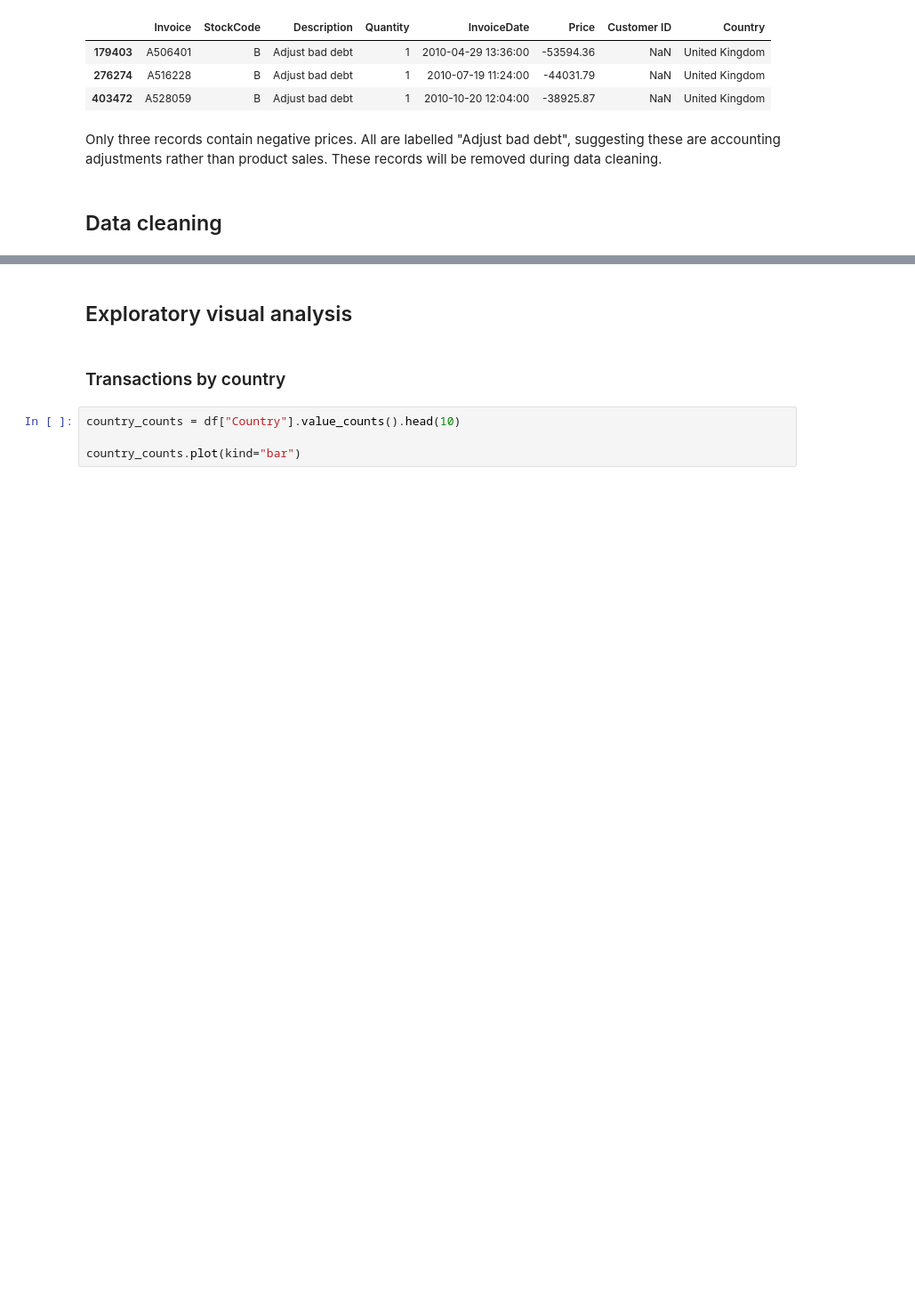
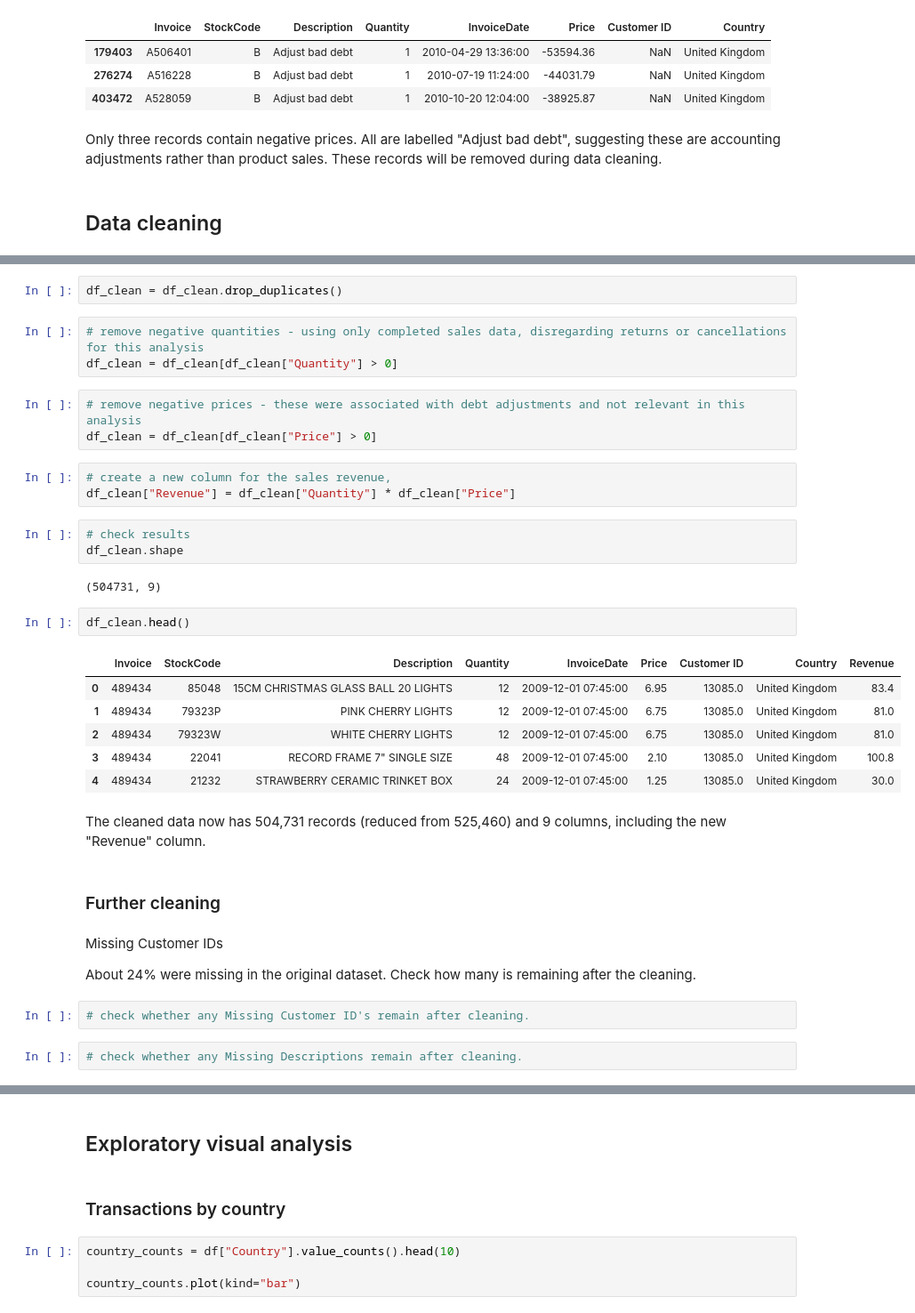
Before and after one commit to sch-data/retail-data-platform, a Jupyter notebook: notebooks/01_data_exploration.ipynb, the cells around one changed output, grey strips where cells are left out. Shown at 89% size. Saved outputs shown, nothing was run; the diff lists cells and outputs as text; blank space fills up the shorter version.

Commit message:
Data cleaning

```diff
--- a/notebooks/01_data_exploration.ipynb
+++ b/notebooks/01_data_exploration.ipynb
@@ -147,0 +150,37 @@ Only three records contain negative prices. All are labelled "Adjust bad debt",
+# %%
+df_clean = df_clean.drop_duplicates()
+# %%
+# remove negative quantities - using only completed sales data, disregarding returns or cancellations for this analysis
+df_clean = df_clean[df_clean["Quantity"] > 0]
+# %%
+# remove negative prices - these were associated with debt adjustments and not relevant in this analysis
+df_clean = df_clean[df_clean["Price"] > 0]
+# %%
+# create a new column for the sales revenue,
+df_clean["Revenue"] = df_clean["Quantity"] * df_clean["Price"]
+# %%
+# check results
+df_clean.shape
+# %% [output]
+(504731, 9)
+# %%
+df_clean.head()
+# %% [output]
+|  | Invoice | StockCode | Description | Quantity | InvoiceDate | Price | Customer ID | Country | Revenue |
+| 0 | 489434 | 85048 | 15CM CHRISTMAS GLASS BALL 20 LIGHTS | 12 | 2009-12-01 07:45:00 | 6.95 | 13085.0 | United Kingdom | 83.4 |
+| 1 | 489434 | 79323P | PINK CHERRY LIGHTS | 12 | 2009-12-01 07:45:00 | 6.75 | 13085.0 | United Kingdom | 81.0 |
+| 2 | 489434 | 79323W | WHITE CHERRY LIGHTS | 12 | 2009-12-01 07:45:00 | 6.75 | 13085.0 | United Kingdom | 81.0 |
+| 3 | 489434 | 22041 | RECORD FRAME 7" SINGLE SIZE | 48 | 2009-12-01 07:45:00 | 2.10 | 13085.0 | United Kingdom | 100.8 |
+| 4 | 489434 | 21232 | STRAWBERRY CERAMIC TRINKET BOX | 24 | 2009-12-01 07:45:00 | 1.25 | 13085.0 | United Kingdom | 30.0 |
+# %% [markdown]
+The cleaned data now has 504,731 records (reduced from 525,460) and 9 columns, including the new "Revenue" column.
+# %% [markdown]
+### Further cleaning
+# %% [markdown]
+Missing Customer IDs
+
+About 24% were missing in the original dataset. Check how many is remaining after the cleaning.
+# %%
+# check whether any Missing Customer ID's remain after cleaning.
+# %%
+# check whether any Missing Descriptions remain after cleaning.
```
Also changed, not shown: parts of 3 cells of this notebook.
